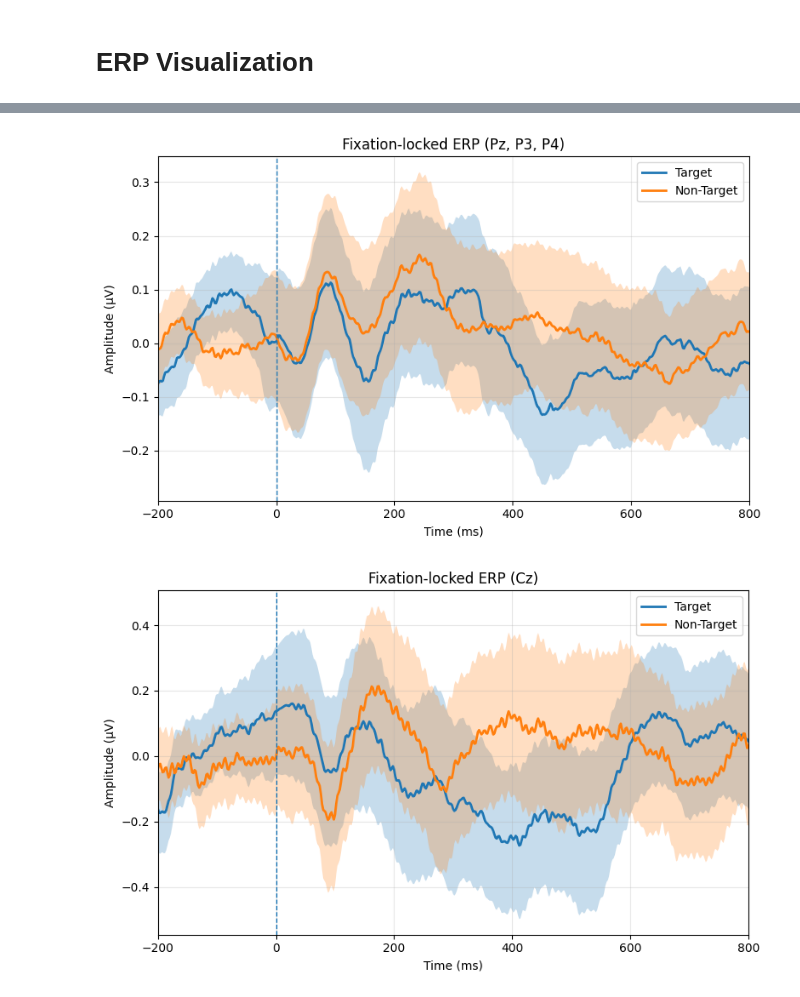
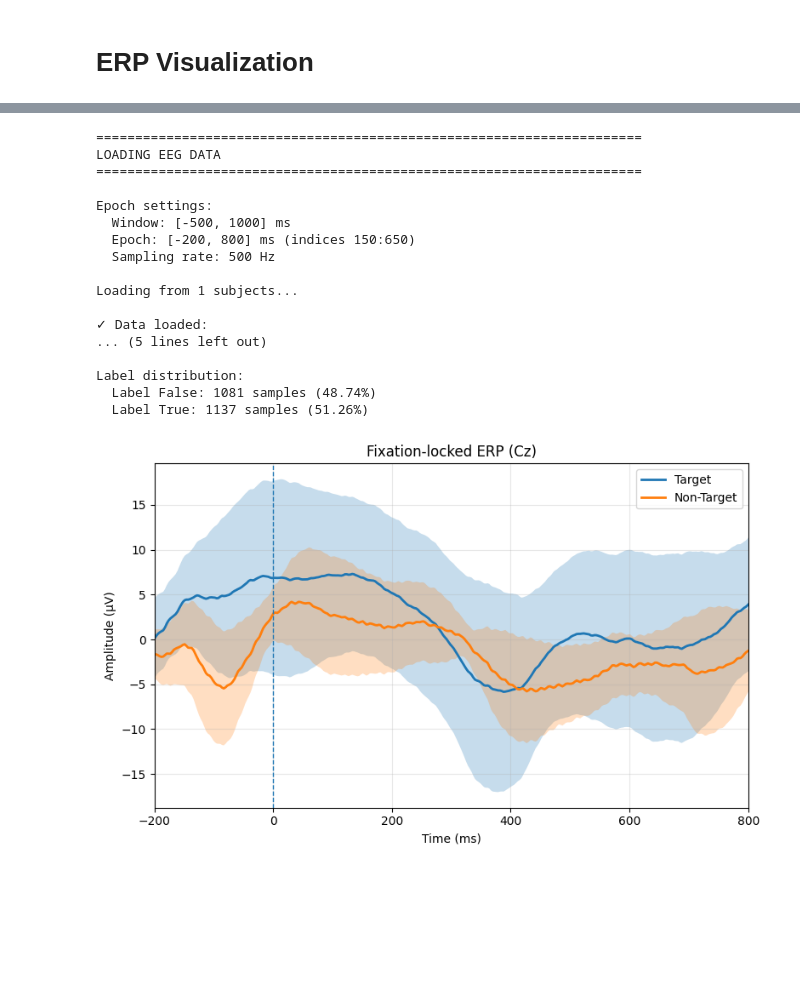
Before and after one commit to jaron-schaefer/eeg-eye-tracking-fixations, a Jupyter notebook: data/visualize/fixation_erps.ipynb, the cells around one changed output, grey strips where cells are left out. Saved outputs shown, nothing was run; the diff lists cells and outputs as text; code cells hidden in the pictures; blank space fills up the shorter version.

```diff
--- a/data/visualize/fixation_erps.ipynb
+++ b/data/visualize/fixation_erps.ipynb
@@ -26,12 +26,16 @@ def plot_fixation_erp_across_subjects(
 
 
     # Load EEG data (always full epoch)
-    X, y, time_axis, subject_ids = DataLoader().load_labeled_eeg_data(
+    X, y, subject_ids = DataLoader().load_labeled_eeg_data(
         subjects=subjects,
         channels=channels,
-        pre_window_ms=pre_window_ms,
-        post_window_ms=post_window_ms,
+        labeled_eeg_data_dir=LABELED_EEG_DATA_DIR,
+
     )
+    # Create time axis (ms) using sample rate 500 Hz
+    sample_rate_hz = 500
+    n_samples = X.shape[-1]
+    time_axis = np.linspace(-pre_window_ms, post_window_ms, n_samples, endpoint=False)
 
     # Split by condition
     X_target = X[y == target_label]
@@ -112,16 +167,25 @@ plot_fixation_erp_across_subjects(
 # %%
 plot_fixation_erp_across_subjects(
-    subjects=SUBJECTS,
-    channels=['Pz', 'P3', 'P4'],
-    xlim_ms=(-200, 800),           # only show part of the epoch
+    subjects=SUBJECTS[2:3],
+    channels=['Cz'],
+    xlim_ms=(-200, 800),          # only show part of the epoch
 )
 # %% [output]
+======================================================================
+LOADING EEG DATA
+======================================================================
+
+Epoch settings:
+  Window: [-500, 1000] ms
+  Epoch: [-200, 800] ms (indices 150:650)
+  Sampling rate: 500 Hz
+
+Loading from 1 subjects...
+
+✓ Data loaded:
+... (5 lines left out)
+
+Label distribution:
+  Label False: 1081 samples (48.74%)
+  Label True: 1137 samples (51.26%)
-[figure, old version]
+[figure, new version]
-# %%
-plot_fixation_erp_across_subjects(
-    subjects=SUBJECTS,
-    channels=['Cz'],
-    xlim_ms=(-200, 800),           # only show part of the epoch
-)
-# %% [output]
-[figure, removed]
```
Also changed, not shown: parts of 4 cells of this notebook, 26 other files.
